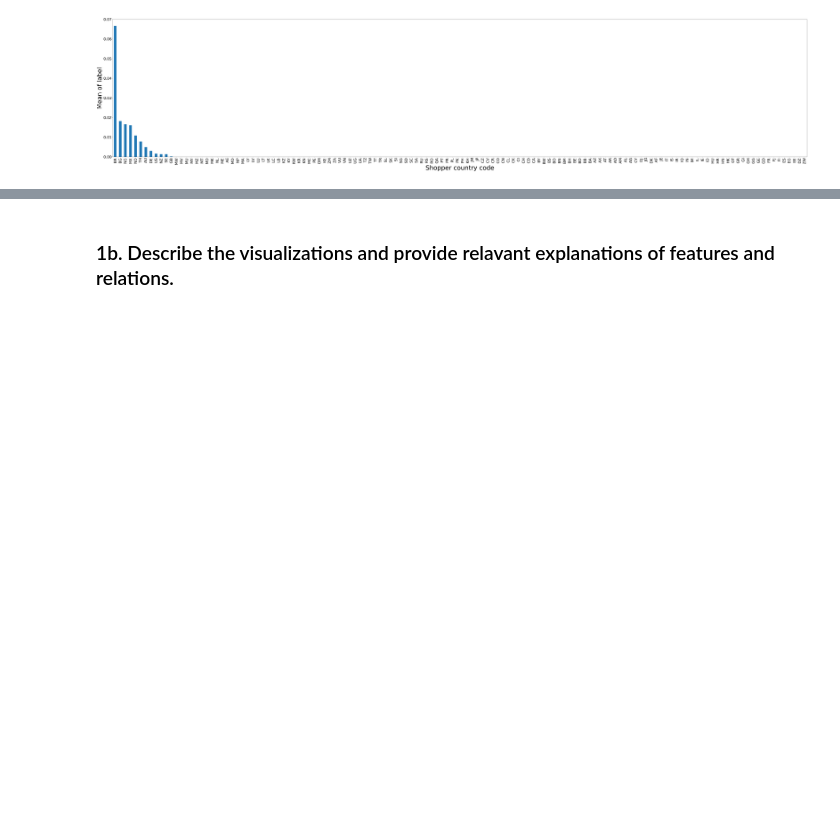
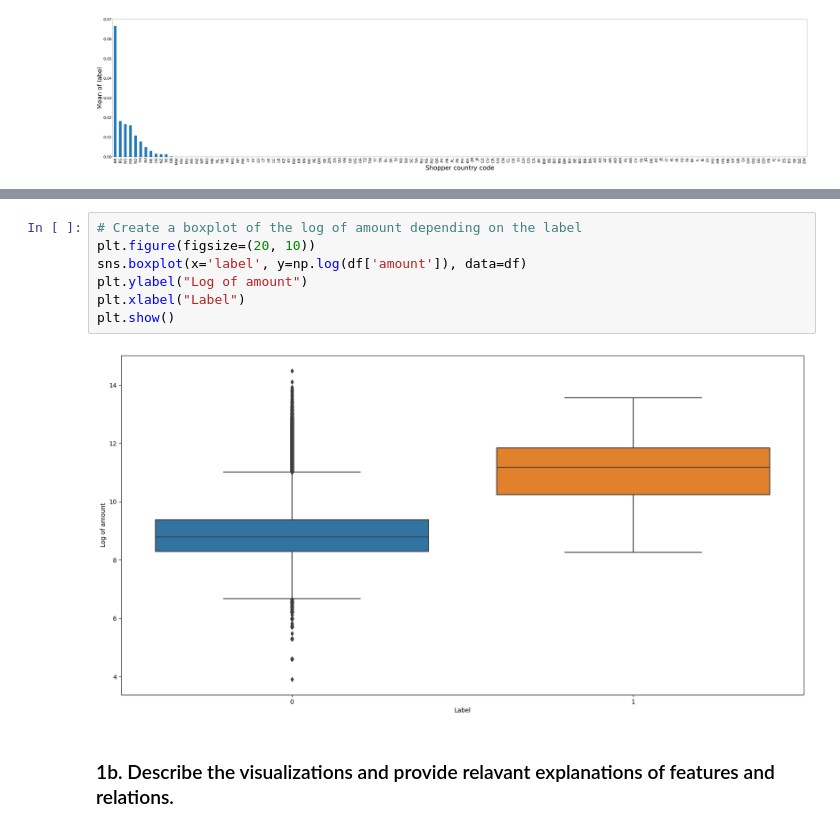
Before and after one commit to kbaran1998/CS4035-cyber-data, a Jupyter notebook: Lab1-2021.ipynb, the cells around one changed output, grey strips where cells are left out. Saved outputs shown, nothing was run; the diff lists cells and outputs as text; blank space fills up the shorter version.

```diff
--- a/Lab1-2021.ipynb
+++ b/Lab1-2021.ipynb
@@ -143,3 +155,12 @@ plt.show()
+# %%
+# Create a boxplot of the log of amount depending on the label
+plt.figure(figsize=(20, 10))
+sns.boxplot(x='label', y=np.log(df['amount']), data=df)
+plt.ylabel("Log of amount")
+plt.xlabel("Label")
+plt.show()
+# %% [output]
+[figure, added]
 # %% [markdown]
 ### 1b. Describe the visualizations and provide relavant explanations of features and relations.
 # %% [markdown]
```
Also changed, not shown: parts of 2 cells of this notebook.
